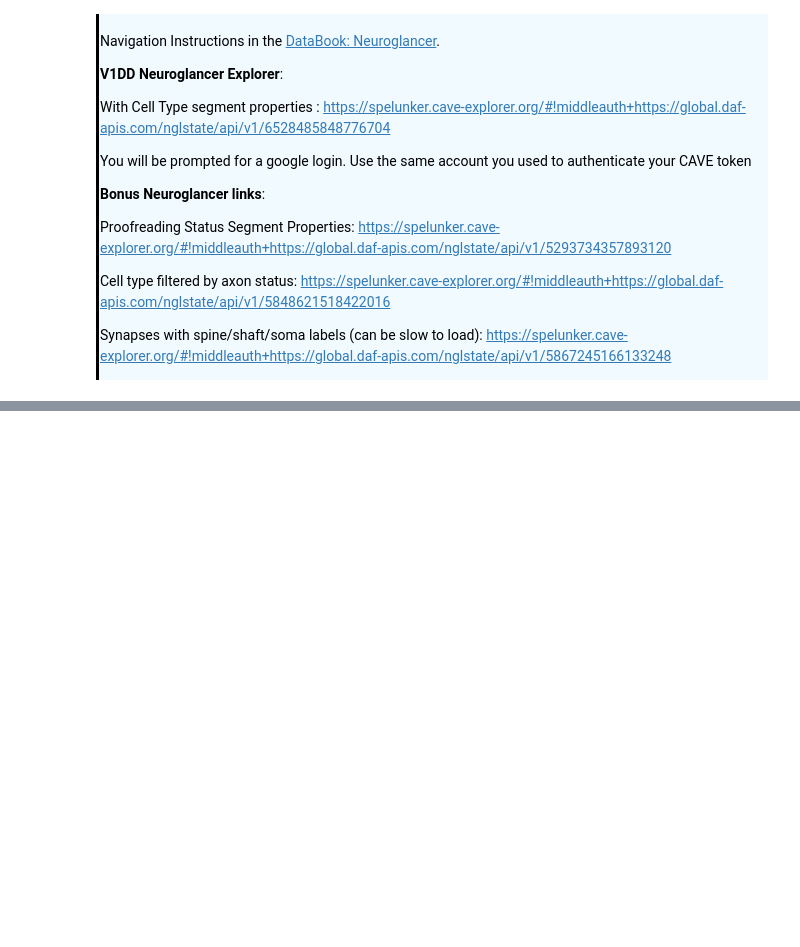
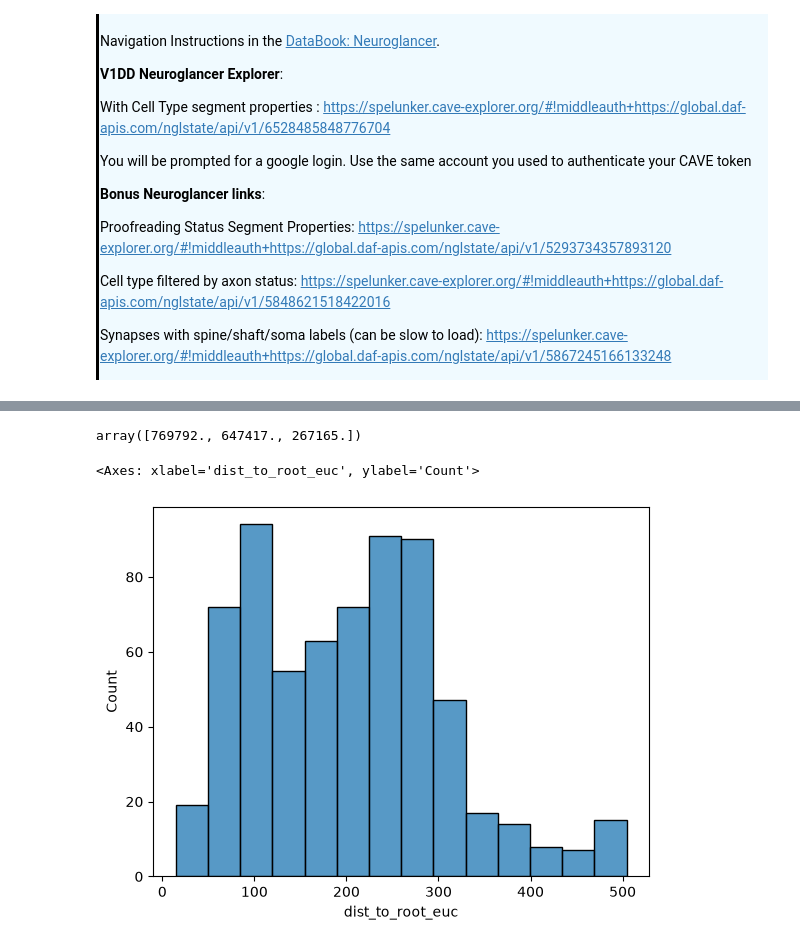
Before and after one commit to AllenSWDB/SWDB_2026_Connectomics, a Jupyter notebook: code/solutions/Module_1 - Solutions.ipynb, the cells around one changed output, grey strips where cells are left out. Saved outputs shown, nothing was run; the diff lists cells and outputs as text; code cells hidden in the pictures; blank space fills up the shorter version.

```diff
--- a/code/solutions/Module_1 - Solutions.ipynb
+++ b/code/solutions/Module_1 - Solutions.ipynb
@@ -926,0 +1074,11 @@ plt.show()
+# %%
+pre_syn_df = pre_syn_df.merge(
+    ct_df[["pt_root_id", "classification_system", "cell_type"]],
+    how="left",
+    left_on="post_pt_root_id",
+    right_on="pt_root_id",
+).rename(
+    columns={
+        "classification_system": "synapse_target_class"
+    }  # Rename the column for clarity
+)
@@ -926,0 +1119,22 @@ plt.show()
+# %%
+# Let's check the units
+
+cell.s.root_location
+
+# The high numbers indicate that the location in nm, as is default for skeletons
+# %% [output]
+array([769792., 647417., 267165.])
+# %%
+euc_distance_um = (
+    np.linalg.norm(
+        pre_syn_anno.vertices - cell.s.root_location,
+        axis=1,
+    )
+) / 1000.0  # Convert from nm to microns by dividing by 1000
+
+pre_syn_df["dist_to_root_euc"] = euc_distance_um
+# %%
+sns.histplot(x="dist_to_root_euc", data=pre_syn_df)
+# %% [output]
+<Axes: xlabel='dist_to_root_euc', ylabel='Count'>
+[figure, added]
```
Also changed, not shown: parts of 59 cells of this notebook, 1 other file.
